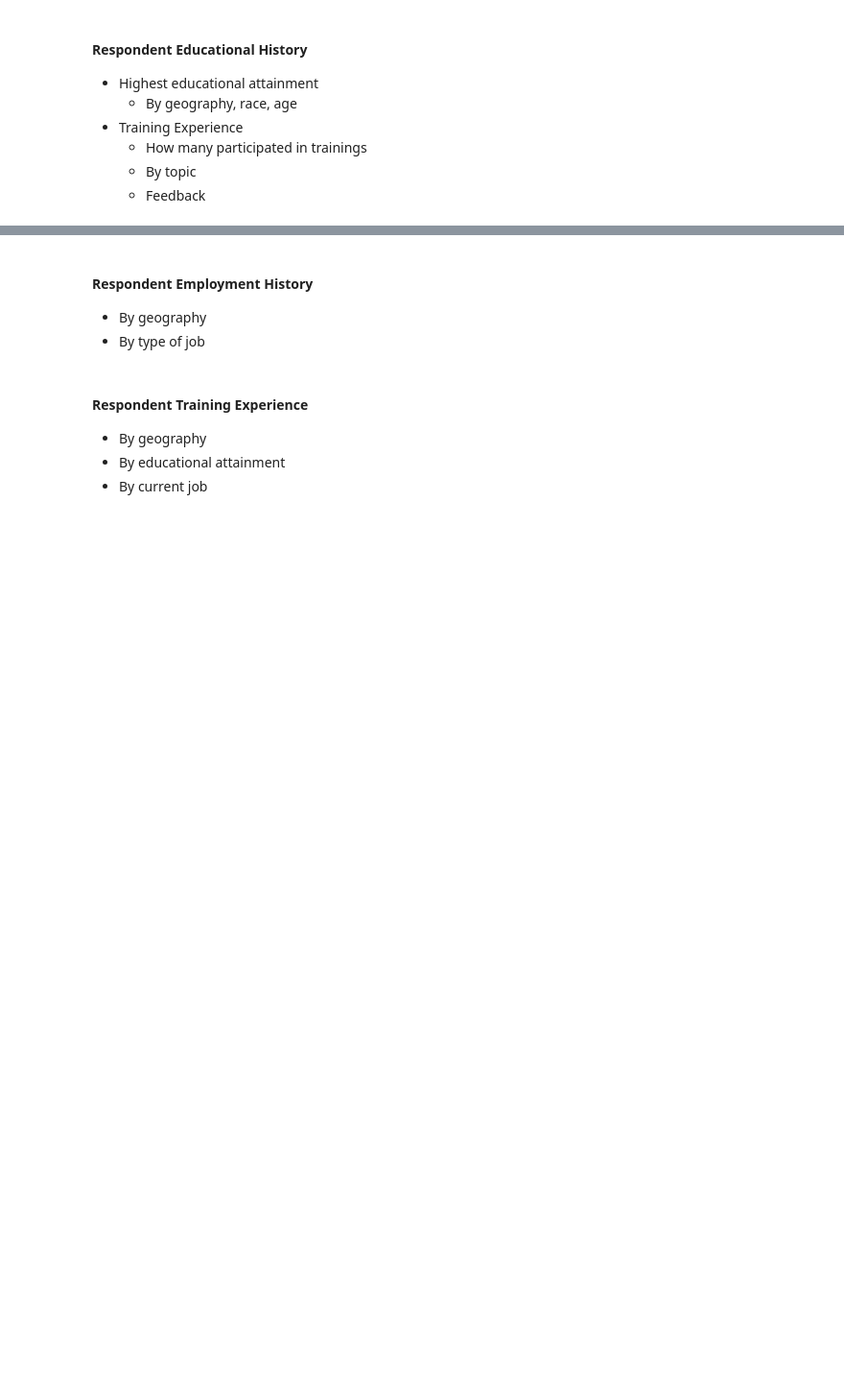
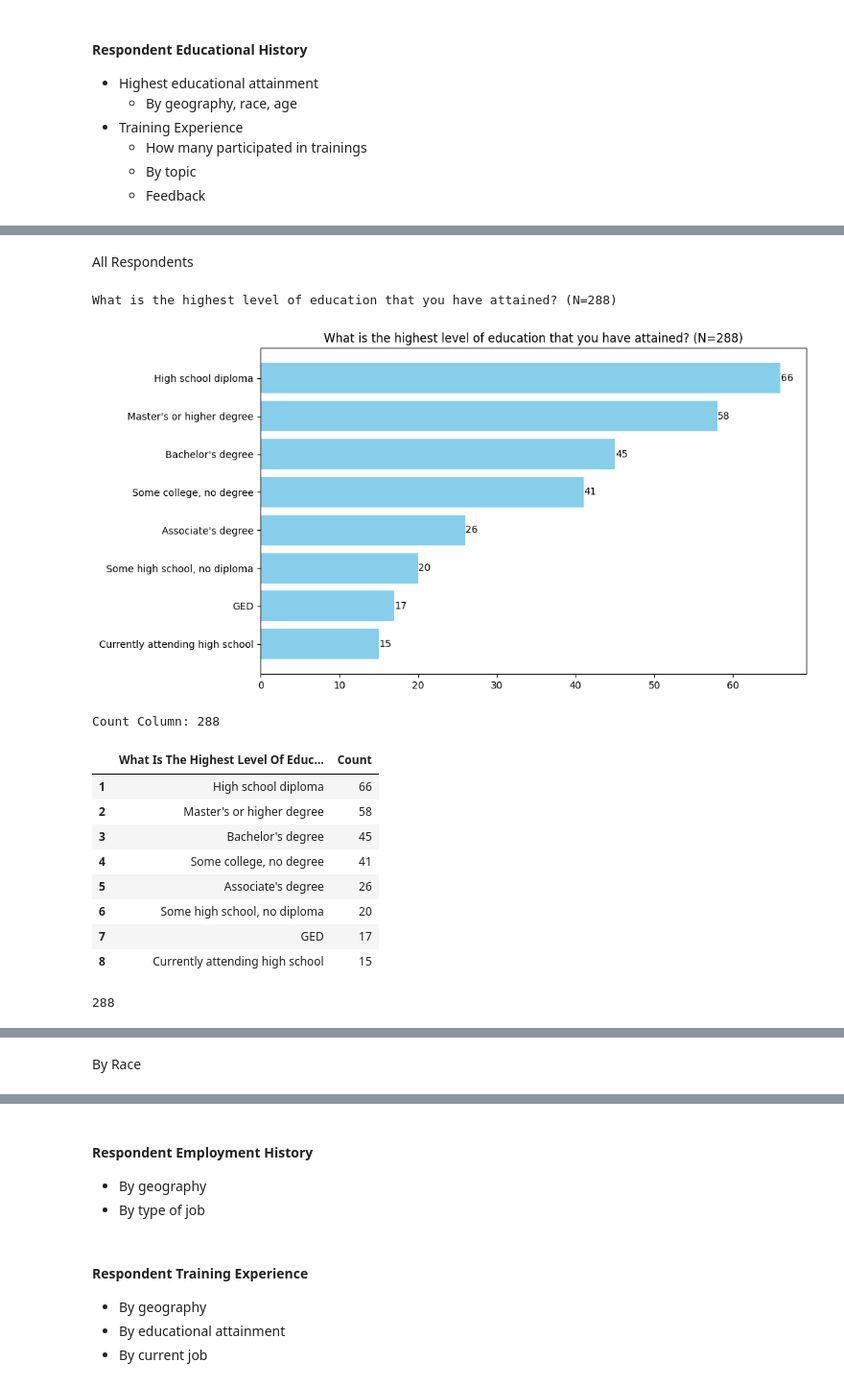
Before and after one commit to apsocarras/career-onestop, a Jupyter notebook: final-presentation-outline.ipynb, the cells around one changed output, grey strips where cells are left out. Shown at 96% size. Saved outputs shown, nothing was run; the diff lists cells and outputs as text; code cells hidden in the pictures; blank space fills up the shorter version.

```diff
--- a/final-presentation-outline.ipynb
+++ b/final-presentation-outline.ipynb
@@ -168,0 +476,13 @@ Parsed date: 1980-03-08 00:00:00
+# %%
+## Highest educational attainment
+
+edu_level_q ='What is the highest level of education that you have attained?_Response'
+unemployed_q = 'Are you currently employed?_Response'
+
+
+df_college = df[['Respondent ID', edu_level_q, race_q, 'Age', 'Age_bin', unemployed_q]]
+df_college_non_nan = df_college[~df_college[edu_level_q].isna()]
+
+degree_types = ["Bachelor's degree", "Associate's degree","Master's or higher degree"]
+df_college_non_nan['higher_ed'] = np.where(df_college_non_nan[edu_level_q].isin(degree_types), 'Degree', 'No Degree')
+display(df_college_non_nan)
@@ -168,0 +508,35 @@ Parsed date: 1980-03-08 00:00:00
+# %% [markdown]
+All Respondents
+# %%
+## By specific Education Level, All Respondents
+# Bar Chart
+df_respondent_by_edu_level_counts = df_college_non_nan[edu_level_q].value_counts()
+
+title = edu_level_q.rstrip('_Response') +f" (N={df_college_non_nan.shape[0]})"
+print(title)
+
+plot_bar(df_respondent_by_edu_level_counts, title=title)
+
+# pie chart
+df_respondent_by_edu_level_counts = df_respondent_by_edu_level_counts.reset_index()
+total = df_respondent_by_edu_level_counts['count'].sum()
+print(total)
+df_respondent_by_edu_level_counts['pct'] = df_respondent_by_edu_level_counts['count'].apply(lambda x: np.round(x / total, 2))
+
+v_counts = df_respondent_by_edu_level_counts.rename({edu_level_q:'Education Level',
+                                          'count':'Count'}, axis=1)
+plot_pie_chart(v_counts, label_column='Education Level', count_column='Count', title=title)
+# %% [output]
+What is the highest level of education that you have attained? (N=288)
+[figure, added]
+Count Column: 288
+|  | What Is The Highest Level Of Educ... | Count |
+| 1 | High school diploma | 66 |
+| 2 | Master's or higher degree | 58 |
+| 3 | Bachelor's degree | 45 |
+| 4 | Some college, no degree | 41 |
+| 5 | Associate's degree | 26 |
+| 6 | Some high school, no diploma | 20 |
+| 7 | GED | 17 |
+| 8 | Currently attending high school | 15 |
+288
@@ -168,0 +544,2 @@ Parsed date: 1980-03-08 00:00:00
+# %% [markdown]
+By Race
```
Also changed, not shown: parts of 40 cells of this notebook.
